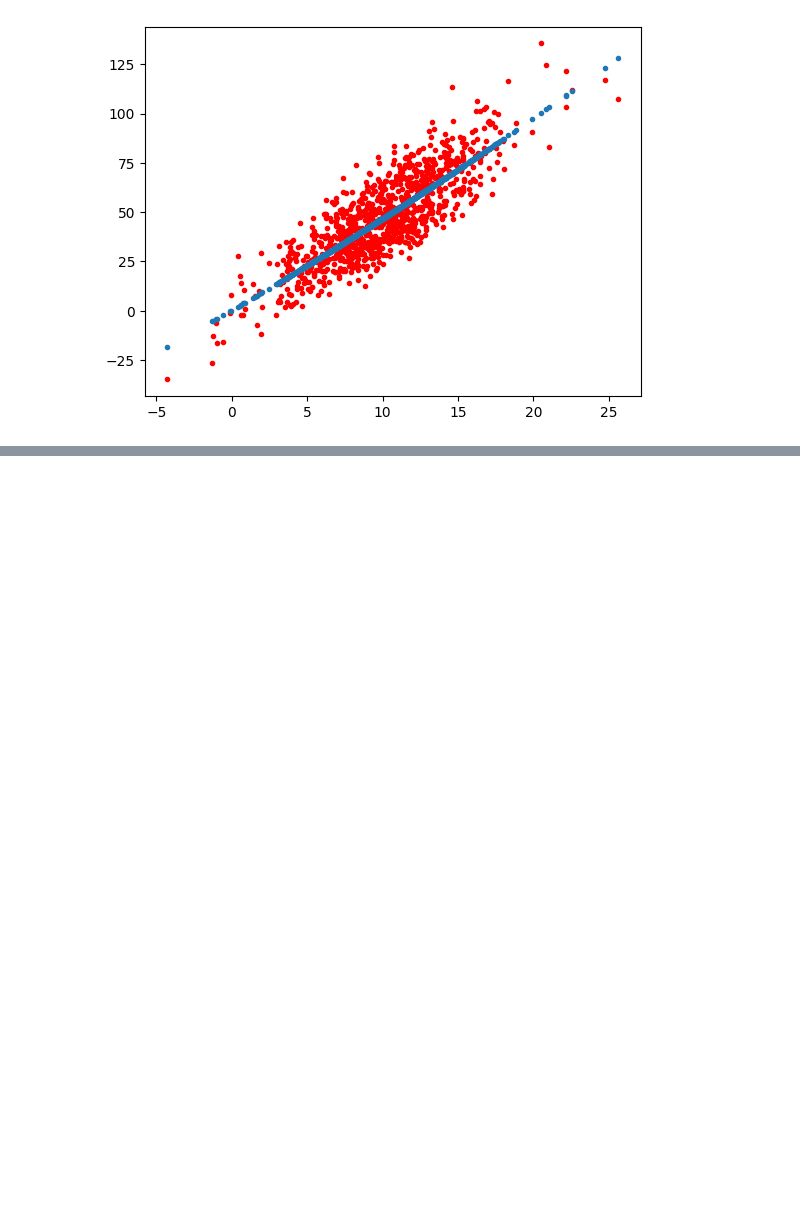
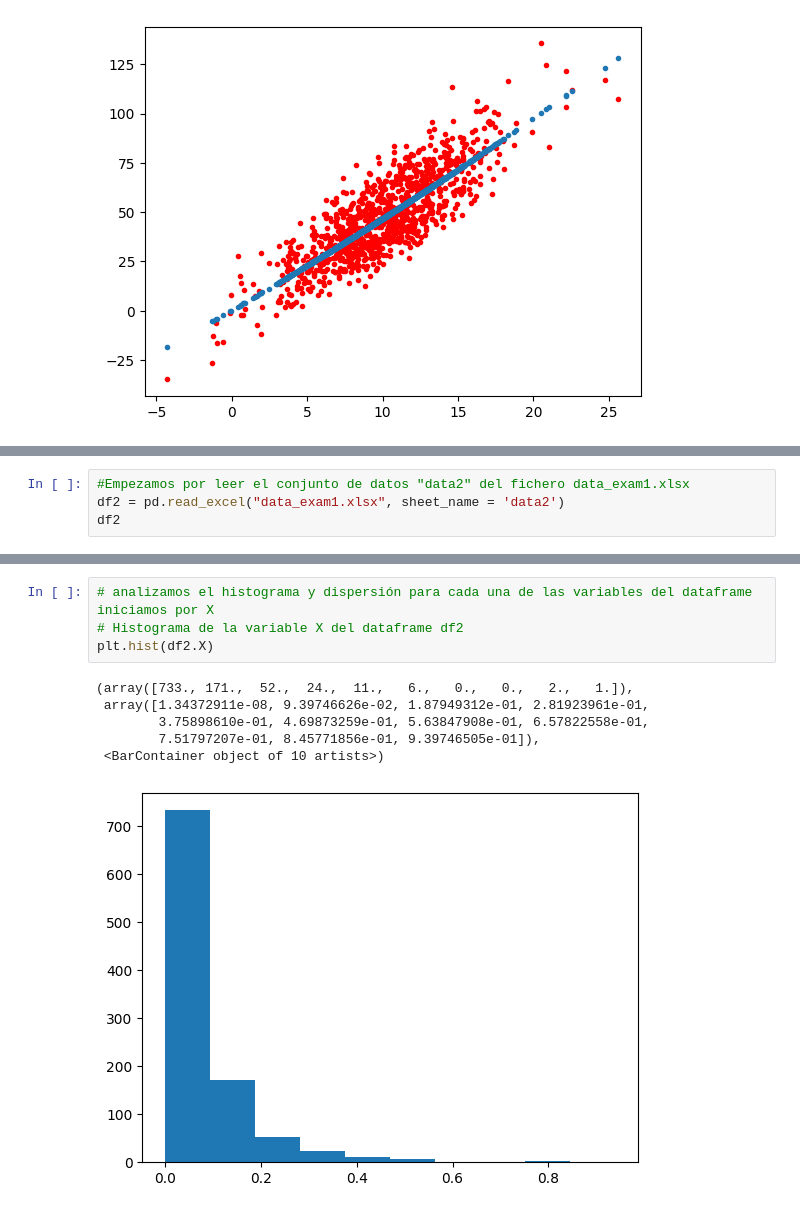
Before and after one commit to alfa7g7/Analisis-Cuantitativo-1er-semestre, a Jupyter notebook: examen-1.ipynb, the cells around one changed output, grey strips where cells are left out. Saved outputs shown, nothing was run; the diff lists cells and outputs as text; blank space fills up the shorter version.

```diff
--- a/examen-1.ipynb
+++ b/examen-1.ipynb
@@ -362,0 +369,4 @@ plt.plot(X_modelo2.X, resultados2.fittedvalues, '.')
+# %%
+#Empezamos por leer el conjunto de datos "data2" del fichero data_exam1.xlsx
+df2 = pd.read_excel("data_exam1.xlsx", sheet_name = 'data2')
+df2
@@ -362,0 +445,11 @@ plt.plot(X_modelo2.X, resultados2.fittedvalues, '.')
+# %%
+# analizamos el histograma y dispersión para cada una de las variables del dataframe iniciamos por X
+# Histograma de la variable X del dataframe df2
+plt.hist(df2.X)
+# %% [output]
+(array([733., 171.,  52.,  24.,  11.,   6.,   0.,   0.,   2.,   1.]),
+ array([1.34372911e-08, 9.39746626e-02, 1.87949312e-01, 2.81923961e-01,
+        3.75898610e-01, 4.69873259e-01, 5.63847908e-01, 6.57822558e-01,
+        7.51797207e-01, 8.45771856e-01, 9.39746505e-01]),
+ <BarContainer object of 10 artists>)
+[figure, added]
```
Also changed, not shown: parts of 18 cells of this notebook.
